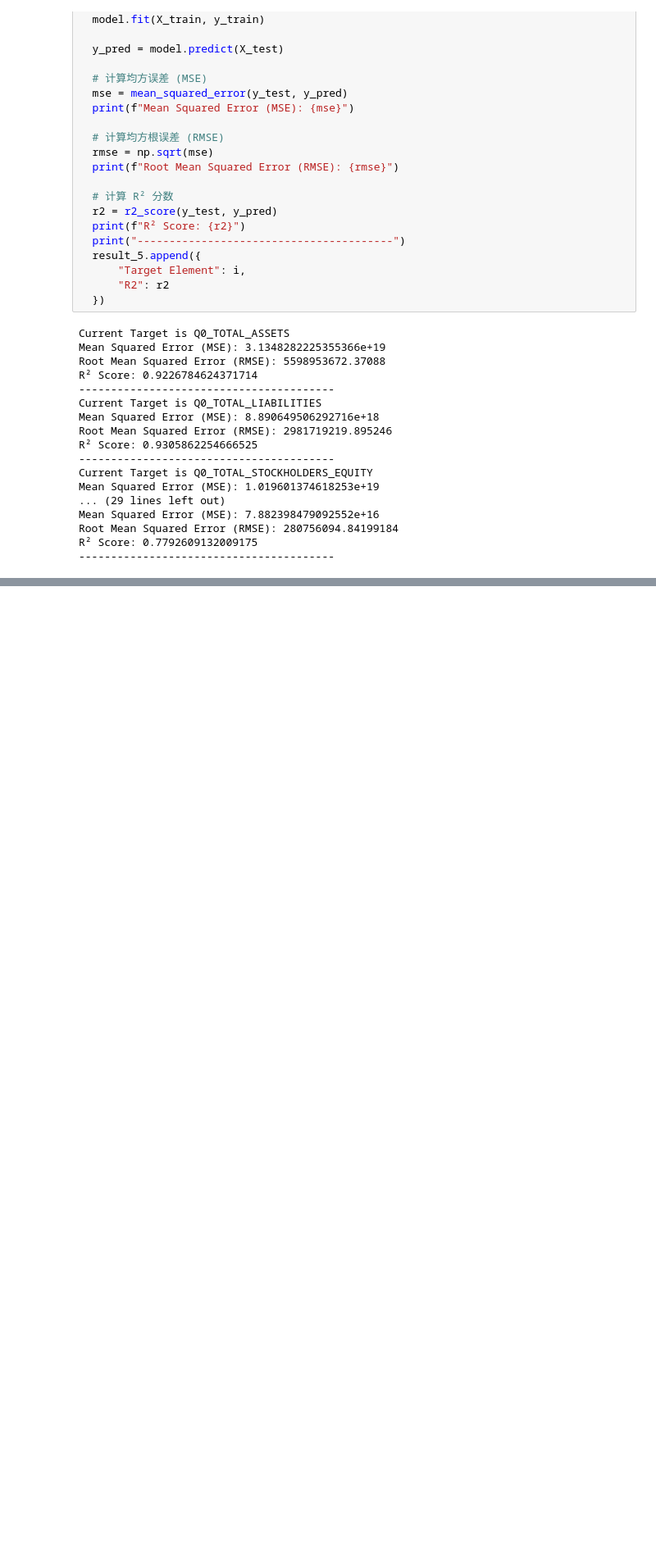
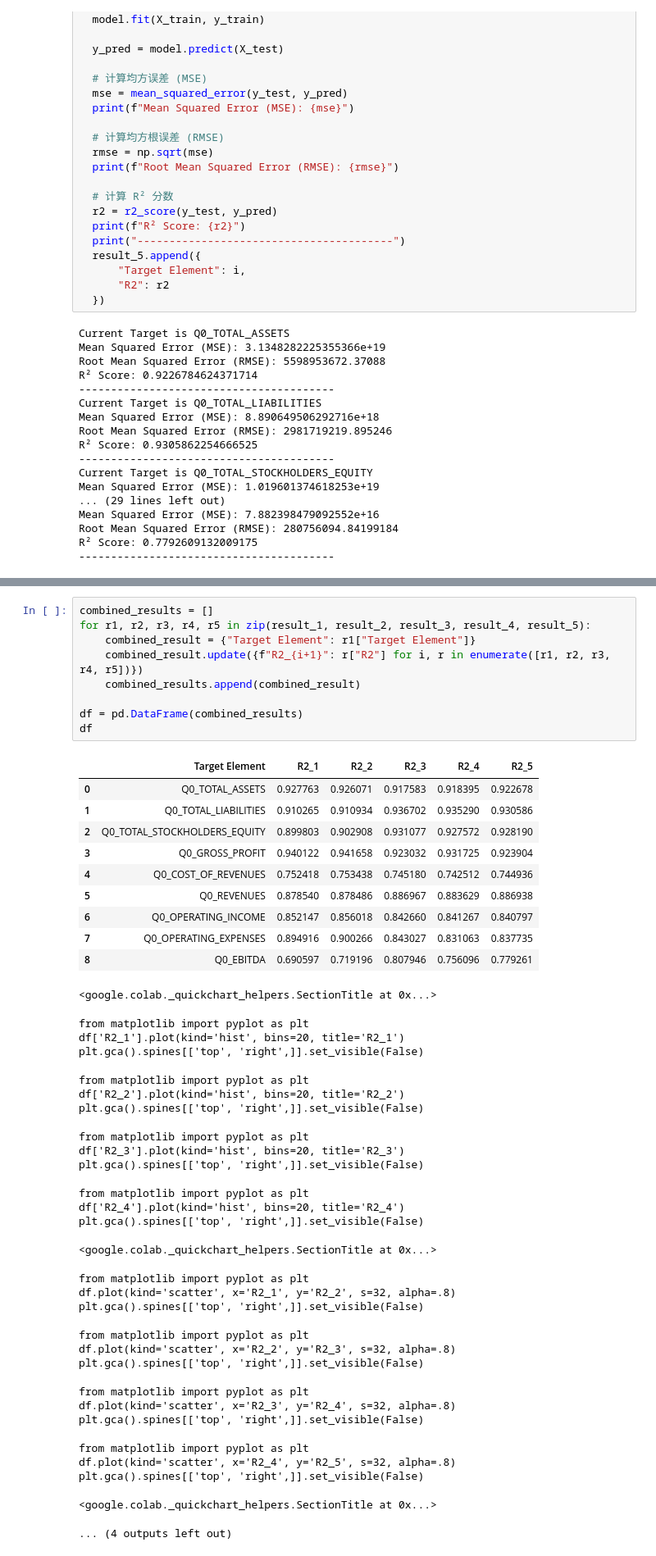
Before and after one commit to muzian666/HKBU-FIN7790-GroupE, a Jupyter notebook: DataFeatureEngineering.ipynb, the cells around one changed output, grey strips where cells are left out. Shown: that part at 82% size. Cells and saved outputs as stored; diff of their text form; blank space fills up the shorter version.

Commit message:
Update ML result & code

```diff
--- a/DataFeatureEngineering.ipynb
+++ b/DataFeatureEngineering.ipynb
@@ -547,0 +546,48 @@ R² Score: 0.7792609132009175
+# %%
+combined_results = []
+for r1, r2, r3, r4, r5 in zip(result_1, result_2, result_3, result_4, result_5):
+    combined_result = {"Target Element": r1["Target Element"]}
+    combined_result.update({f"R2_{i+1}": r["R2"] for i, r in enumerate([r1, r2, r3, r4, r5])})
+    combined_results.append(combined_result)
+
+df = pd.DataFrame(combined_results)
+df
+# %% [output]
+|  | Target Element | R2_1 | R2_2 | R2_3 | R2_4 | R2_5 |
+| 0 | Q0_TOTAL_ASSETS | 0.927763 | 0.926071 | 0.917583 | 0.918395 | 0.922678 |
+| 1 | Q0_TOTAL_LIABILITIES | 0.910265 | 0.910934 | 0.936702 | 0.935290 | 0.930586 |
+| 2 | Q0_TOTAL_STOCKHOLDERS_EQUITY | 0.899803 | 0.902908 | 0.931077 | 0.927572 | 0.928190 |
+| 3 | Q0_GROSS_PROFIT | 0.940122 | 0.941658 | 0.923032 | 0.931725 | 0.923904 |
+| 4 | Q0_COST_OF_REVENUES | 0.752418 | 0.753438 | 0.745180 | 0.742512 | 0.744936 |
+| 5 | Q0_REVENUES | 0.878540 | 0.878486 | 0.886967 | 0.883629 | 0.886938 |
+| 6 | Q0_OPERATING_INCOME | 0.852147 | 0.856018 | 0.842660 | 0.841267 | 0.840797 |
+| 7 | Q0_OPERATING_EXPENSES | 0.894916 | 0.900266 | 0.843027 | 0.831063 | 0.837735 |
+| 8 | Q0_EBITDA | 0.690597 | 0.719196 | 0.807946 | 0.756096 | 0.779261 |
+<google.colab._quickchart_helpers.SectionTitle at 0x...>
+from matplotlib import pyplot as plt
+df['R2_1'].plot(kind='hist', bins=20, title='R2_1')
+plt.gca().spines[['top', 'right',]].set_visible(False)
+from matplotlib import pyplot as plt
+df['R2_2'].plot(kind='hist', bins=20, title='R2_2')
+plt.gca().spines[['top', 'right',]].set_visible(False)
+from matplotlib import pyplot as plt
+df['R2_3'].plot(kind='hist', bins=20, title='R2_3')
+plt.gca().spines[['top', 'right',]].set_visible(False)
+from matplotlib import pyplot as plt
+df['R2_4'].plot(kind='hist', bins=20, title='R2_4')
+plt.gca().spines[['top', 'right',]].set_visible(False)
+<google.colab._quickchart_helpers.SectionTitle at 0x...>
+from matplotlib import pyplot as plt
+df.plot(kind='scatter', x='R2_1', y='R2_2', s=32, alpha=.8)
+plt.gca().spines[['top', 'right',]].set_visible(False)
+from matplotlib import pyplot as plt
+df.plot(kind='scatter', x='R2_2', y='R2_3', s=32, alpha=.8)
+plt.gca().spines[['top', 'right',]].set_visible(False)
+from matplotlib import pyplot as plt
+df.plot(kind='scatter', x='R2_3', y='R2_4', s=32, alpha=.8)
+plt.gca().spines[['top', 'right',]].set_visible(False)
+from matplotlib import pyplot as plt
+df.plot(kind='scatter', x='R2_4', y='R2_5', s=32, alpha=.8)
+plt.gca().spines[['top', 'right',]].set_visible(False)
+<google.colab._quickchart_helpers.SectionTitle at 0x...>
+... (4 outputs left out)
```
Also changed, not shown: parts of 7 cells of this notebook.
